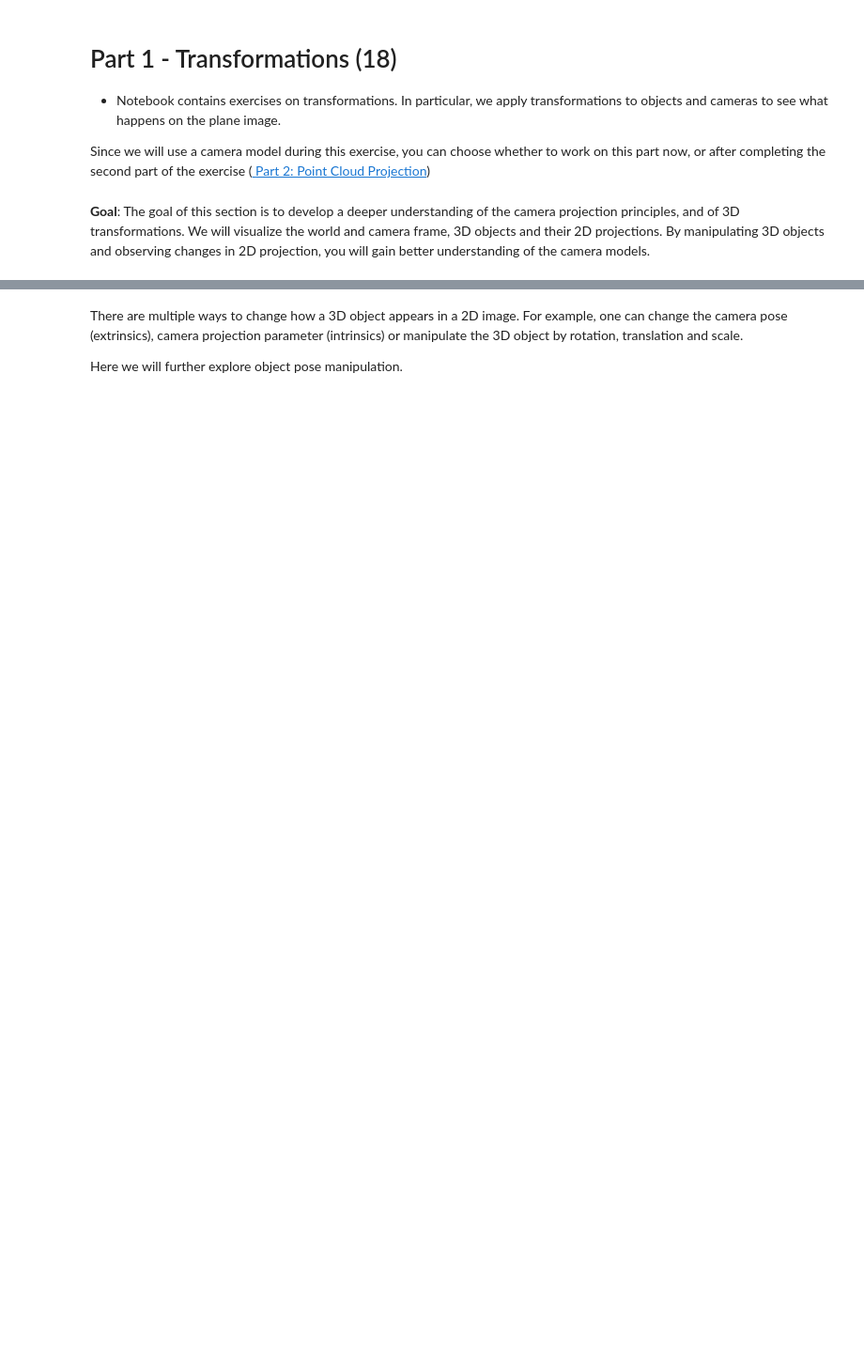
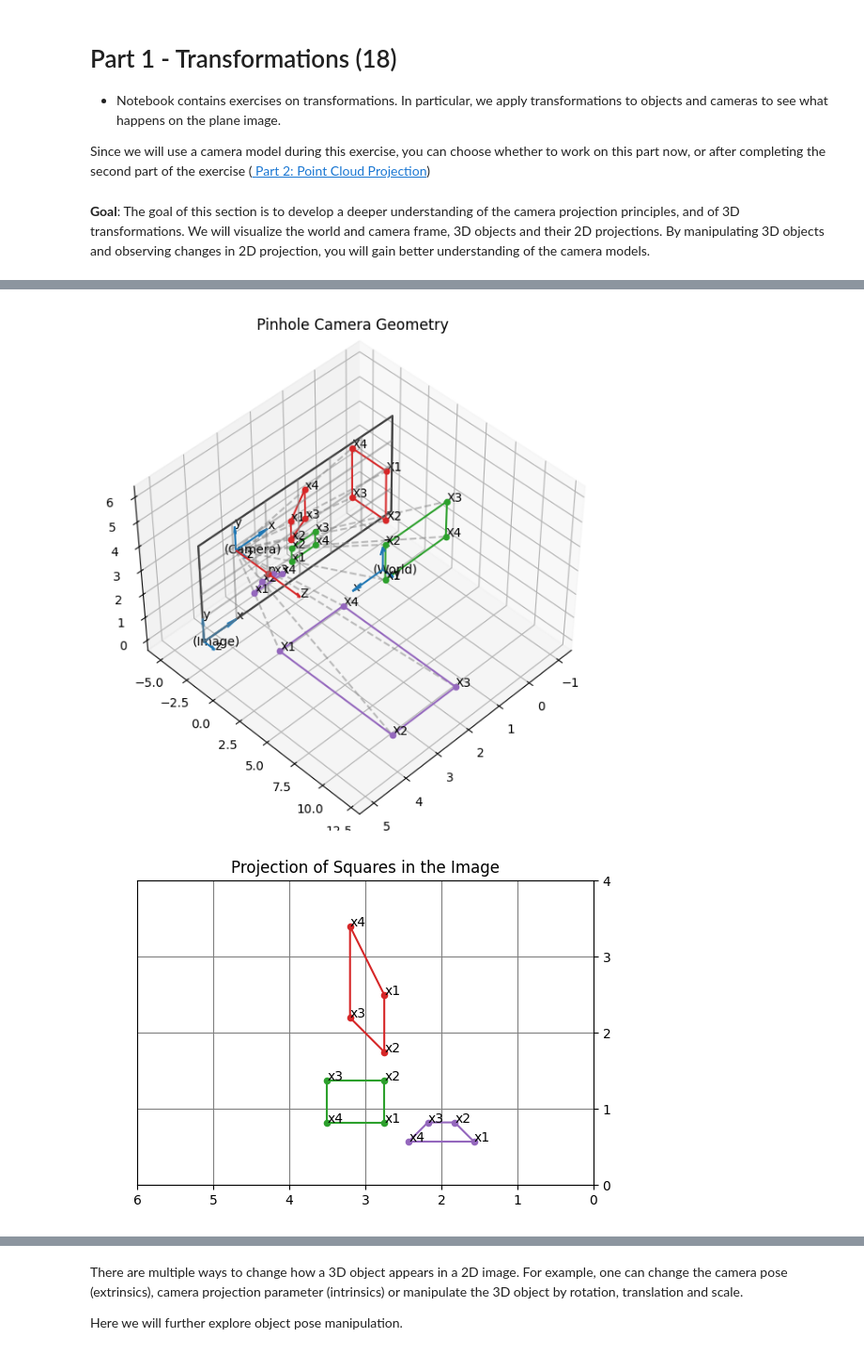
Before and after one commit to blancocd/3DV-SU25, a Jupyter notebook: 3DVision-ex1/notebooks/01_Transformations.ipynb, the cells around one changed output, grey strips where cells are left out. Shown at 94% size. Drawn from its saved outputs; the diff is of its cells as text; code cells hidden in the pictures; blank space fills up the shorter version.

```diff
--- a/3DVision-ex1/notebooks/01_Transformations.ipynb
+++ b/3DVision-ex1/notebooks/01_Transformations.ipynb
@@ -71,7 +80,13 @@ def draw_rectangles(theta_x, theta_y, theta_z, cam_center):
     # TODO: add a third rectangle that is parallel to the y-z plane of world frame and the #
     #       2D projection should be visible from the image.                                #
     ########################################################################################
-    # fill here
+
+    rect3 = Polygon(np.array([
+        [1.0, 3.0, 6.0],
+        [1.0, 3.0, 4.0],
+        [1.0, 0.0, 4.0],
+        [1.0, 0.0, 6.0]
+    ])) # a rectangle parallel to the y-z plane of world frame
 
     # 3d plot
     fig = plt.figure(figsize=(6, 6))
@@ -82,34 +97,38 @@ def draw_rectangles(theta_x, theta_y, theta_z, cam_center):
     Z.draw3d()
     image_plane.draw3d()
     rect1.draw3d(pi=image_plane.pi, C=cam_center)
     rect2.draw3d(pi=image_plane.pi, C=cam_center, color="tab:purple")
+    rect3.draw3d(pi=image_plane.pi, C=cam_center, color="tab:red")
 
     ax.view_init(elev=45.0, azim=45.0)
     ax.set_title("Pinhole Camera Geometry")
     plt.tight_layout()
     plt.show()
 
     # 2d projection
     fig = plt.figure(figsize=(IMAGE_WIDTH, IMAGE_HEIGTH))
     ax = fig.gca()
     image.draw()
     rect1.draw(**projection_kwargs)
     rect2.draw(**projection_kwargs, color="tab:purple")
+    rect3.draw(**projection_kwargs, color="tab:red")
 
     ax.set_title("Projection of Squares in the Image")
     ax.invert_xaxis()
     ax.yaxis.tick_right()
     plt.tight_layout()
     plt.show()
-
 
 # camera pose parameters (extrinsics)
 THETA_X = np.pi / 2.0  # roll angle
 THETA_Y = 0.0  # pitch angle
 THETA_Z = np.pi  # yaw angle
 C = np.array([3, -5, 2])  # camera centre
 
 draw_rectangles(THETA_X, THETA_Y, THETA_Z, C)
+# %% [output]
+[figure, added]
+[figure, added]
 # %%
 ########################################################################################
 # TODO: draw the same scene changing only Camera rotation                              #
```
Also changed, not shown: parts of 10 cells of this notebook.
